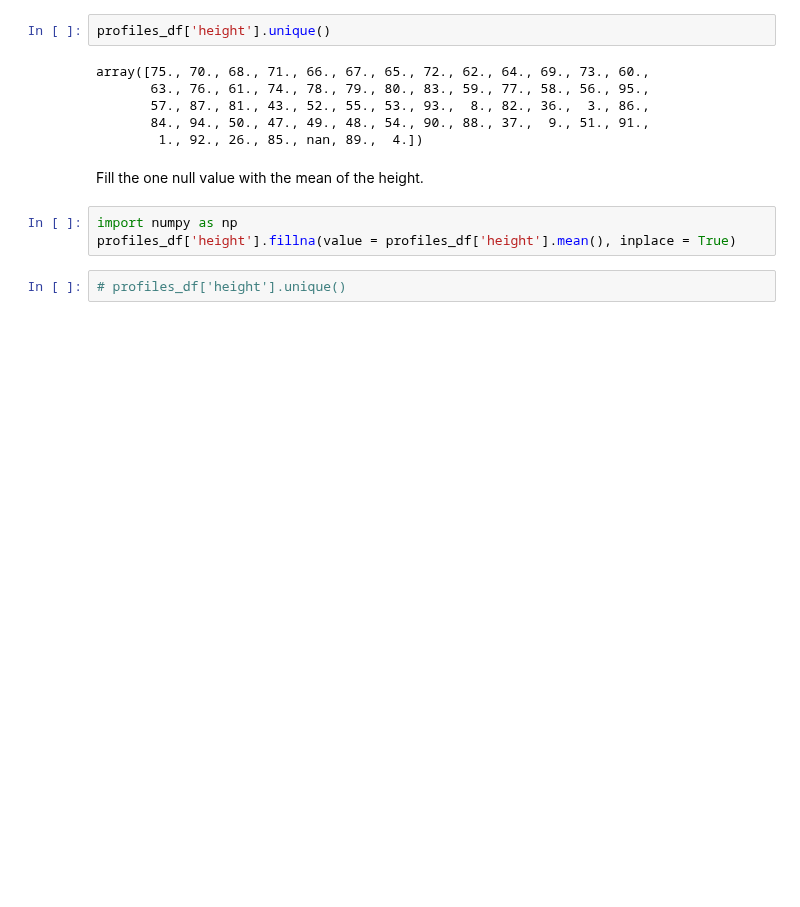
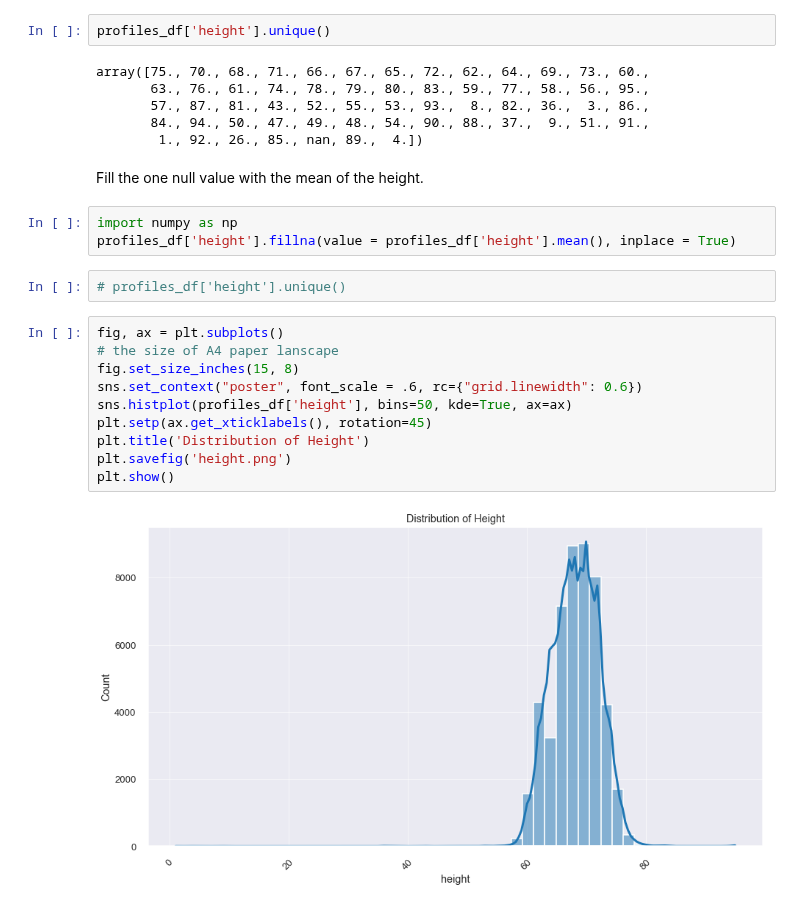
Before and after one commit to LenSin3/OkCupid-Date-a-Scientist, a Jupyter notebook: date-a-scientist.ipynb, the cells around one changed output. Drawn from its saved outputs; the diff is of its cells as text; blank space fills up the shorter version.

```diff
--- a/date-a-scientist.ipynb
+++ b/date-a-scientist.ipynb
@@ -690,3 +707,15 @@ import numpy as np
 profiles_df['height'].fillna(value = profiles_df['height'].mean(), inplace = True)
 # %%
 # profiles_df['height'].unique()
+# %%
+fig, ax = plt.subplots()
+# the size of A4 paper lanscape
+fig.set_size_inches(15, 8)
+sns.set_context("poster", font_scale = .6, rc={"grid.linewidth": 0.6})
+sns.histplot(profiles_df['height'], bins=50, kde=True, ax=ax)
+plt.setp(ax.get_xticklabels(), rotation=45)
+plt.title('Distribution of Height')
+plt.savefig('height.png')
+plt.show()
+# %% [output]
+[figure, added]
```
Also changed, not shown: parts of 3 cells of this notebook, 2 other files.
